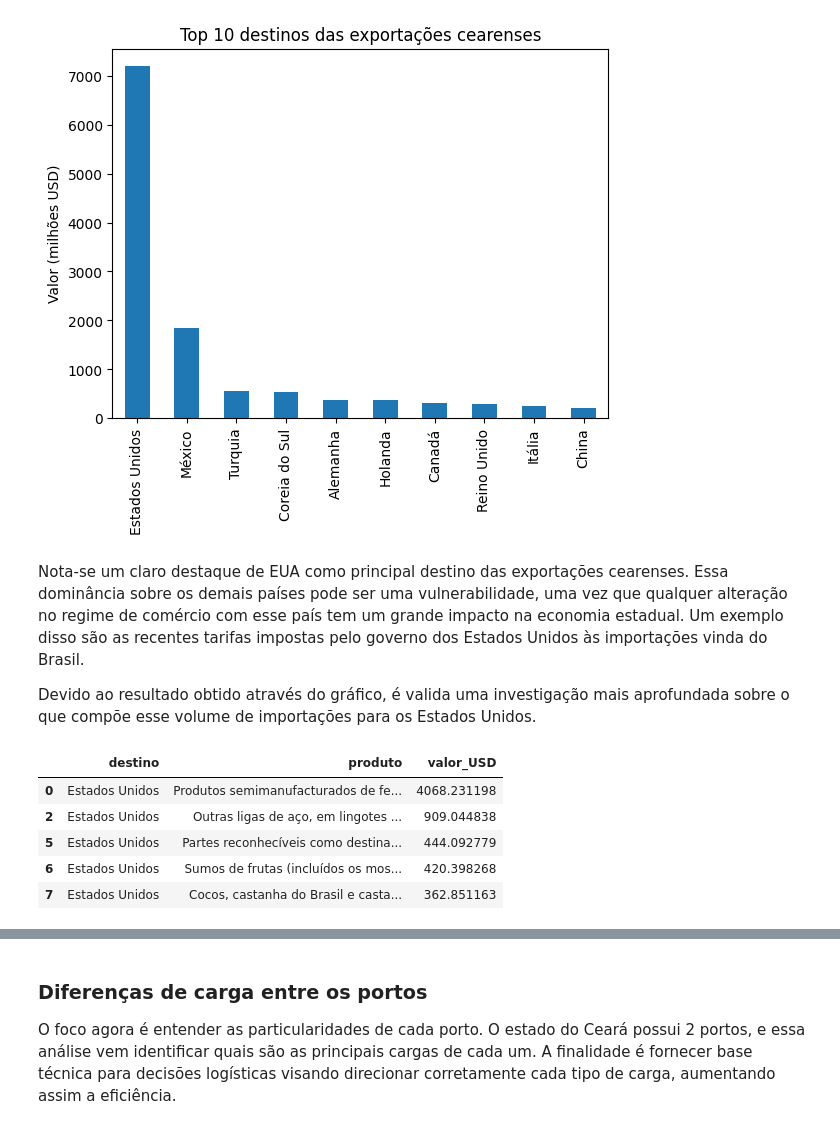
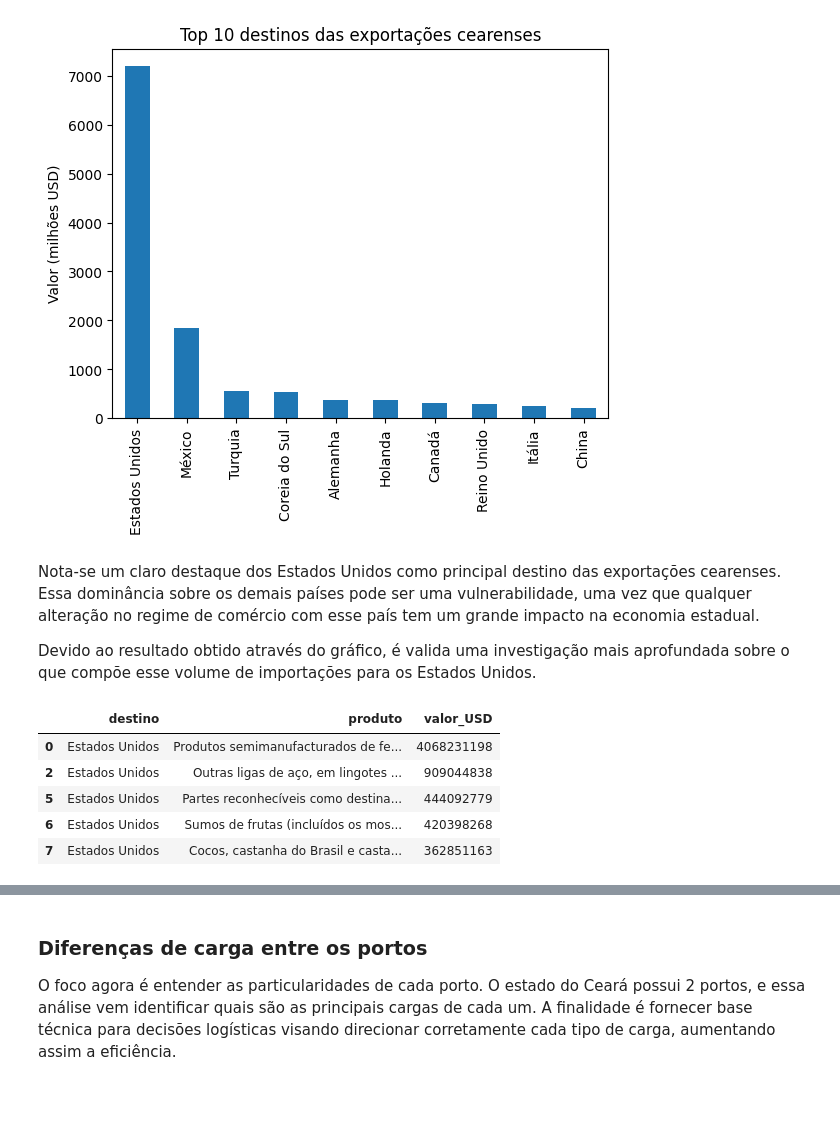
Before and after one commit to mviniciusc/importacoes-exportacoes-ceara, a Jupyter notebook: analise-comex-ceara.ipynb, the cells around one changed output, grey strips where cells are left out. Saved outputs shown, nothing was run; the diff lists cells and outputs as text; code cells hidden in the pictures; blank space fills up the shorter version.

```diff
--- a/analise-comex-ceara.ipynb
+++ b/analise-comex-ceara.ipynb
@@ -121,20 +115,17 @@ plt.show()
 # %% [output]
 [figure]
 # %% [markdown]
-Nota-se um claro destaque de EUA como principal destino das exportações cearenses. Essa dominância sobre os demais países pode ser uma vulnerabilidade, uma vez que qualquer alteração no regime de comércio com esse país tem um grande impacto na economia estadual. Um exemplo disso são as recentes tarifas impostas pelo governo dos Estados Unidos às importações vinda do Brasil.
+Nota-se um claro destaque dos Estados Unidos como principal destino das exportações cearenses. Essa dominância sobre os demais países pode ser uma vulnerabilidade, uma vez que qualquer alteração no regime de comércio com esse país tem um grande impacto na economia estadual.
 
 Devido ao resultado obtido através do gráfico, é valida uma investigação mais aprofundada sobre o que compõe esse volume de importações para os Estados Unidos.
 # %%
-# gráfico investigativo das importações para os Estados Unidos
-
 df_us = df[df["destino"]=="Estados Unidos"].copy() # novo df para selecionar apenas as exportações para EUA
 
-df_us["valor_USD"] = df_us["valor_USD"] / 1_000_000 # formatar o valor exportado em milhões de dólares para facilitar visualização
 df_us.head()
 # %% [output]
 |  | destino | produto | valor_USD |
-| 0 | Estados Unidos | Produtos semimanufacturados de fe... | 4068.231198 |
-| 2 | Estados Unidos | Outras ligas de aço, em lingotes ... | 909.044838 |
-| 5 | Estados Unidos | Partes reconhecíveis como destina... | 444.092779 |
-| 6 | Estados Unidos | Sumos de frutas (incluídos os mos... | 420.398268 |
-| 7 | Estados Unidos | Cocos, castanha do Brasil e casta... | 362.851163 |
+| 0 | Estados Unidos | Produtos semimanufacturados de fe... | 4068231198 |
+| 2 | Estados Unidos | Outras ligas de aço, em lingotes ... | 909044838 |
+| 5 | Estados Unidos | Partes reconhecíveis como destina... | 444092779 |
+| 6 | Estados Unidos | Sumos de frutas (incluídos os mos... | 420398268 |
+| 7 | Estados Unidos | Cocos, castanha do Brasil e casta... | 362851163 |
```
Also changed, not shown: parts of 6 cells of this notebook.
